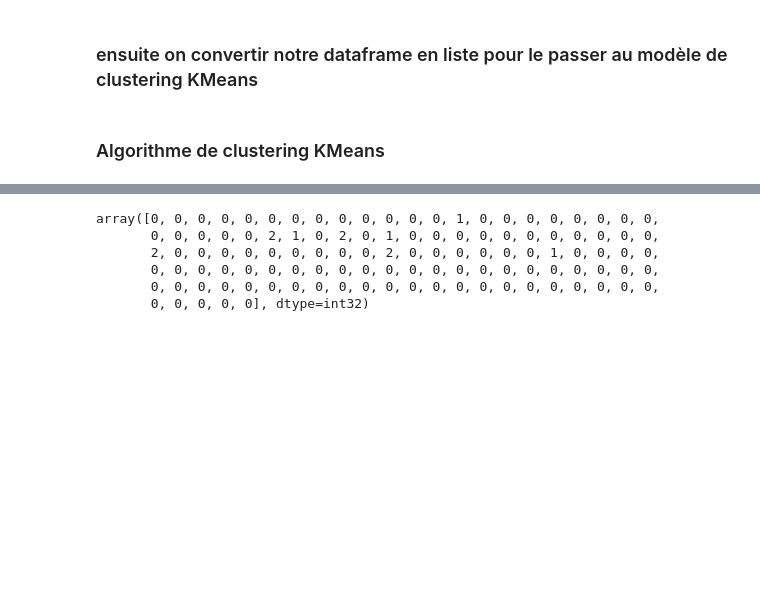
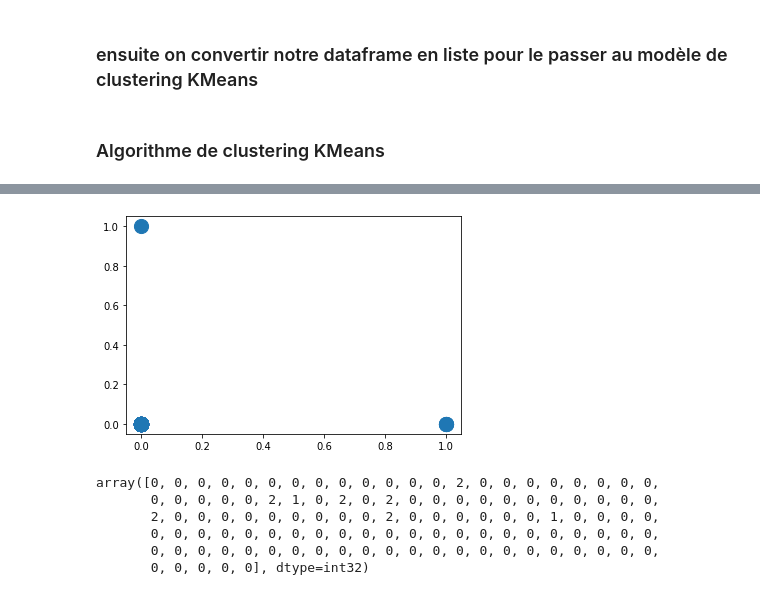
Before and after one commit to pfolaa/dsti-labs, a Jupyter notebook: fraud_detection.ipynb, the cells around one changed output, grey strips where cells are left out. Cells and saved outputs as stored; diff of their text form; code cells hidden in the pictures; blank space fills up the shorter version.

```diff
--- a/fraud_detection.ipynb
+++ b/fraud_detection.ipynb
@@ -1946,11 +2727,27 @@ from sklearn.cluster import KMeans
+# %%
+def scatter_plot(list_points):
+  x = []
+  y = []
+  for i in list_points:
+    x.append(i[0])
+    y.append(i[1])
+
+  plt.scatter(x,y, s=200)
+  plt.show()
+# %%
+scatter_plot(list_resultats)
+# %% [output]
+[figure, added]
 # %%
 # on choisit trois clusters
-kmeans = KMeans(n_clusters=3, random_state=0).fit(list_resultats)
-kmeans.labels_
+kmeans = KMeans(n_clusters=3, random_state=0)
-# %% [output]
-array([0, 0, 0, 0, 0, 0, 0, 0, 0, 0, 0, 0, 0, 1, 0, 0, 0, 0, 0, 0, 0, 0,
-       0, 0, 0, 0, 0, 2, 1, 0, 2, 0, 1, 0, 0, 0, 0, 0, 0, 0, 0, 0, 0, 0,
-       2, 0, 0, 0, 0, 0, 0, 0, 0, 0, 2, 0, 0, 0, 0, 0, 0, 1, 0, 0, 0, 0,
-       0, 0, 0, 0, 0, 0, 0, 0, 0, 0, 0, 0, 0, 0, 0, 0, 0, 0, 0, 0, 0, 0,
-       0, 0, 0, 0, 0, 0, 0, 0, 0, 0, 0, 0, 0, 0, 0, 0, 0, 0, 0, 0, 0, 0,
-       0, 0, 0, 0, 0], dtype=int32)
+# %%
+y_pred = kmeans.fit_predict(list_resultats)
+y_pred
+# %% [output]
+array([0, 0, 0, 0, 0, 0, 0, 0, 0, 0, 0, 0, 0, 2, 0, 0, 0, 0, 0, 0, 0, 0,
+       0, 0, 0, 0, 0, 2, 1, 0, 2, 0, 2, 0, 0, 0, 0, 0, 0, 0, 0, 0, 0, 0,
+       2, 0, 0, 0, 0, 0, 0, 0, 0, 0, 2, 0, 0, 0, 0, 0, 0, 1, 0, 0, 0, 0,
+       0, 0, 0, 0, 0, 0, 0, 0, 0, 0, 0, 0, 0, 0, 0, 0, 0, 0, 0, 0, 0, 0,
+       0, 0, 0, 0, 0, 0, 0, 0, 0, 0, 0, 0, 0, 0, 0, 0, 0, 0, 0, 0, 0, 0,
+       0, 0, 0, 0, 0], dtype=int32)
```
Also changed, not shown: parts of 88 cells of this notebook.
